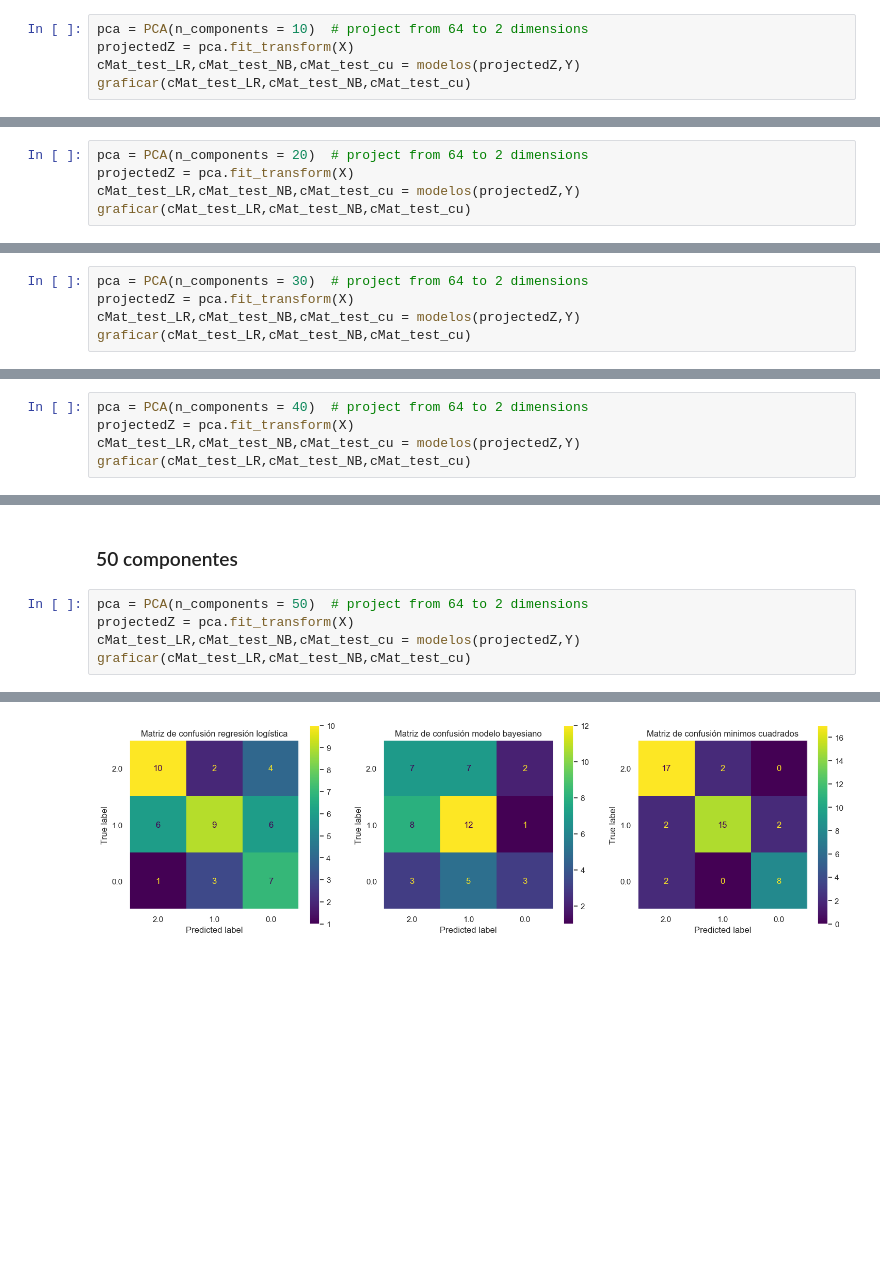
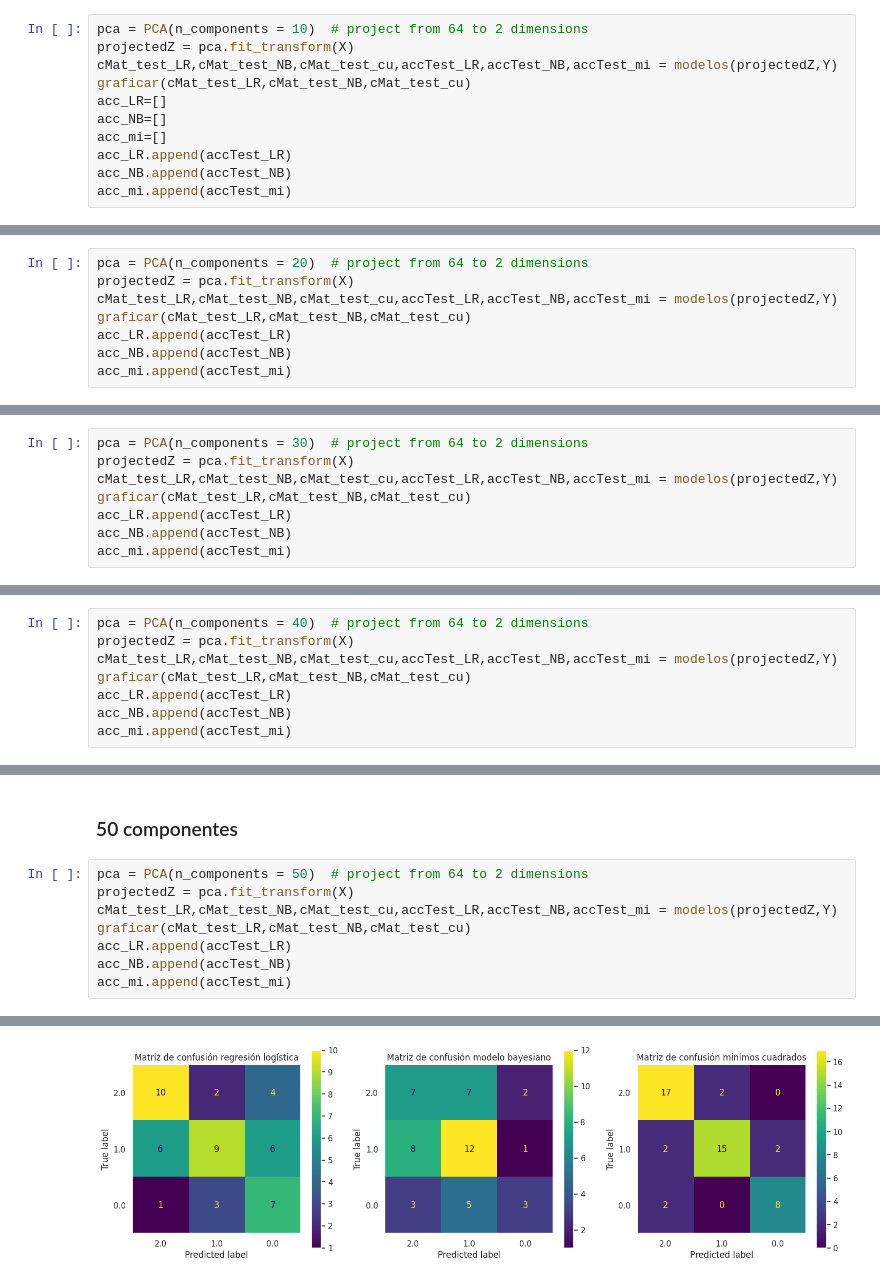
Before and after one commit to JoseOrtiz23/Miniproyecto_2, a Jupyter notebook: Miniproyecto_2.ipynb, the cells around one changed output, grey strips where cells are left out. Drawn from its saved outputs; the diff is of its cells as text; blank space fills up the shorter version.

```diff
--- a/Miniproyecto_2.ipynb
+++ b/Miniproyecto_2.ipynb
@@ -206,6 +170,12 @@ Accuracy Test para minimos cuadrados:  0.8125
 # %%
 pca = PCA(n_components = 10)  # project from 64 to 2 dimensions
 projectedZ = pca.fit_transform(X)
-cMat_test_LR,cMat_test_NB,cMat_test_cu = modelos(projectedZ,Y)
+cMat_test_LR,cMat_test_NB,cMat_test_cu,accTest_LR,accTest_NB,accTest_mi = modelos(projectedZ,Y)
 graficar(cMat_test_LR,cMat_test_NB,cMat_test_cu)
+acc_LR=[]
+acc_NB=[]
+acc_mi=[]
+acc_LR.append(accTest_LR)
+acc_NB.append(accTest_NB)
+acc_mi.append(accTest_mi)
 # %% [output]
@@ -221,6 +188,9 @@ Accuracy Test para minimos cuadrados:  0.6666666666666666
 # %%
 pca = PCA(n_components = 20)  # project from 64 to 2 dimensions
 projectedZ = pca.fit_transform(X)
-cMat_test_LR,cMat_test_NB,cMat_test_cu = modelos(projectedZ,Y)
+cMat_test_LR,cMat_test_NB,cMat_test_cu,accTest_LR,accTest_NB,accTest_mi = modelos(projectedZ,Y)
 graficar(cMat_test_LR,cMat_test_NB,cMat_test_cu)
+acc_LR.append(accTest_LR)
+acc_NB.append(accTest_NB)
+acc_mi.append(accTest_mi)
 # %% [output]
@@ -236,6 +203,9 @@ Accuracy Test para minimos cuadrados:  0.8125
 # %%
 pca = PCA(n_components = 30)  # project from 64 to 2 dimensions
 projectedZ = pca.fit_transform(X)
-cMat_test_LR,cMat_test_NB,cMat_test_cu = modelos(projectedZ,Y)
+cMat_test_LR,cMat_test_NB,cMat_test_cu,accTest_LR,accTest_NB,accTest_mi = modelos(projectedZ,Y)
 graficar(cMat_test_LR,cMat_test_NB,cMat_test_cu)
+acc_LR.append(accTest_LR)
+acc_NB.append(accTest_NB)
+acc_mi.append(accTest_mi)
 # %% [output]
@@ -251,6 +218,9 @@ Accuracy Test para minimos cuadrados:  0.8125
 # %%
 pca = PCA(n_components = 40)  # project from 64 to 2 dimensions
 projectedZ = pca.fit_transform(X)
-cMat_test_LR,cMat_test_NB,cMat_test_cu = modelos(projectedZ,Y)
+cMat_test_LR,cMat_test_NB,cMat_test_cu,accTest_LR,accTest_NB,accTest_mi = modelos(projectedZ,Y)
 graficar(cMat_test_LR,cMat_test_NB,cMat_test_cu)
+acc_LR.append(accTest_LR)
+acc_NB.append(accTest_NB)
+acc_mi.append(accTest_mi)
 # %% [output]
@@ -266,6 +233,9 @@ Accuracy Test para minimos cuadrados:  0.75
 # %%
 pca = PCA(n_components = 50)  # project from 64 to 2 dimensions
 projectedZ = pca.fit_transform(X)
-cMat_test_LR,cMat_test_NB,cMat_test_cu = modelos(projectedZ,Y)
+cMat_test_LR,cMat_test_NB,cMat_test_cu,accTest_LR,accTest_NB,accTest_mi = modelos(projectedZ,Y)
 graficar(cMat_test_LR,cMat_test_NB,cMat_test_cu)
+acc_LR.append(accTest_LR)
+acc_NB.append(accTest_NB)
+acc_mi.append(accTest_mi)
 # %% [output]
@@ -278 +245 @@ Accuracy Test para minimos cuadrados:  0.8333333333333334
-[figure, old version]
+[figure, new version]
```
Also changed, not shown: parts of 20 cells of this notebook.
